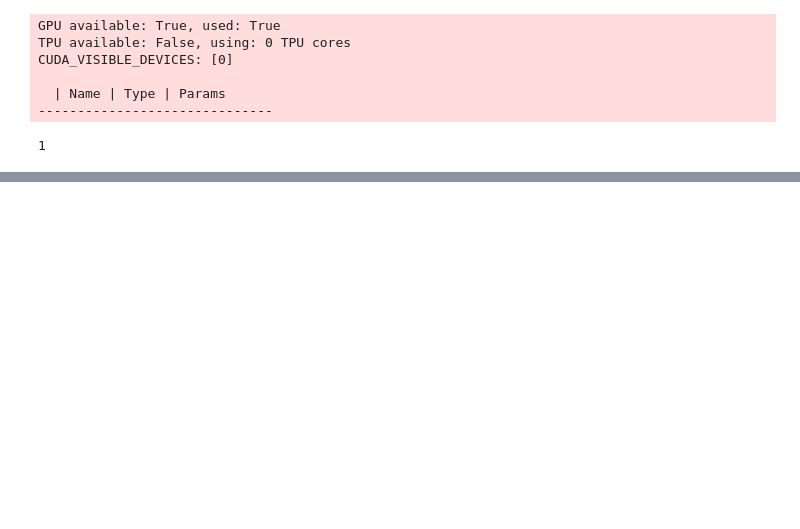
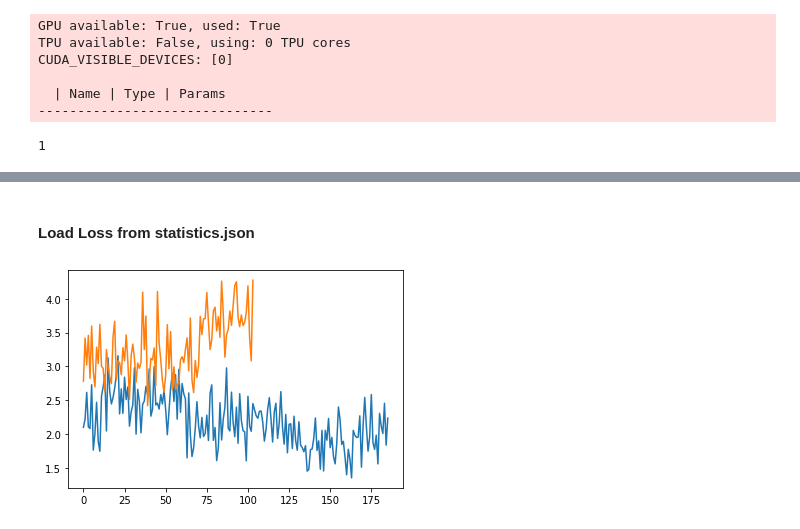
Before and after one commit to JulianLoewe/MSMARCO-Question-Answering, a Jupyter notebook: PytorchLightningWrapper.ipynb, the cells around one changed output, grey strips where cells are left out. Drawn from its saved outputs; the diff is of its cells as text; code cells hidden in the pictures; blank space fills up the shorter version.

Commit message:
Train/Validation Split + Loss Visualization

```diff
--- a/PytorchLightningWrapper.ipynb
+++ b/PytorchLightningWrapper.ipynb
@@ -32,11 +33,14 @@ pwd = os.getcwd()
 class Arguments():
     data = os.path.join(pwd, 'DATA', 'train_v2.1.json')
     exp_folder = os.path.join(pwd, 'Experimente/LightningTest')
-    #word_rep = os.path.join(pwd, 'DATA', 'glove.840B.300d.txt')
-    word_rep = None
+    word_rep = os.path.join(pwd, 'DATA', 'glove.840B.300d.txt')
+    #word_rep = None
     cuda = torch.cuda.is_available()
     use_covariance = False
     force_restart = False
+    train_data = os.path.join(pwd, 'DATA', 'train_v2.1.json')
+    val_data = os.path.join(pwd, 'DATA', 'dev_v2.1.json')
+    test_data = os.path.join(pwd, 'DATA', 'eval_v2.1_public.json')
 
 args = Arguments()
 
@@ -177,3 +336,7 @@ CUDA_VISIBLE_DEVICES: [0]
   | Name | Type | Params
 ------------------------------
 1
+# %%
+from pathlib import Path
+outputfile = os.path.join(args.exp_folder,'statistics.json')
+Path(outputfile).touch()
@@ -179,0 +362,18 @@ CUDA_VISIBLE_DEVICES: [0]
+# %% [markdown]
+#### Load Loss from statistics.json
+# %%
+with open(outputfile, 'r') as read_f:
+    statistics = json.load(read_f)
+# %%
+from matplotlib import pyplot as plt
+def visualizeLoss(key, stats):
+    batch_stats = stats[key]
+    epoch_stats = []
+    for key in batch_stats:
+        epoch_stats = epoch_stats + list(batch_stats[key].values())
+    plt.plot(epoch_stats)
+# %%
+visualizeLoss('train_loss', statistics)
+visualizeLoss('val_loss',statistics)
+# %% [output]
+[figure, added]
```
Also changed, not shown: parts of 9 cells of this notebook.
